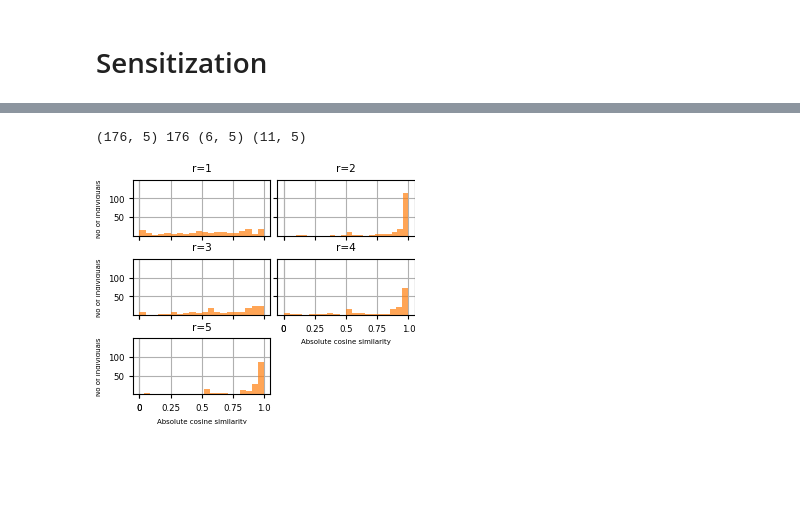
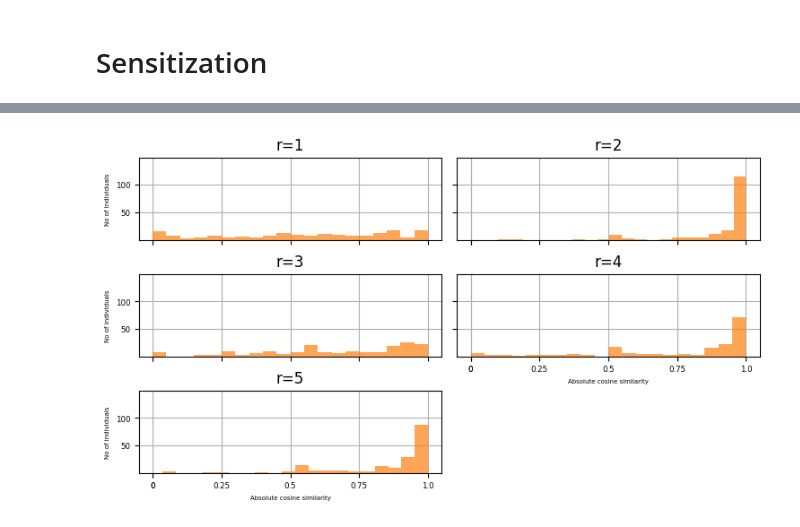
Before and after one commit to cchatzis/Revealing-Subject-specific-Temporal-Patterns-from-Longitudinal-Data, a Jupyter notebook: paper_plots.ipynb, the cells around one changed output, grey strips where cells are left out. Drawn from its saved outputs; the diff is of its cells as text; code cells hidden in the pictures; blank space fills up the shorter version.

```diff
--- a/paper_plots.ipynb
+++ b/paper_plots.ipynb
@@ -643,22 +426,21 @@ plt.show()
 # %%
+# This can be used to reproduce the following figures of the paper:
+# Fig. S.10:
+
 tol = 1e-4
 no_of_components = 5
-l_B = 0.0
-comp2match = 0
 
 fmss_per_comp = {0: [],1: [],2: [], 3: [], 4:[]}
 
-with open(f'Sensitization/results/uniqueness/factors_cmf_{no_of_components}_components_l_B_{l_B}.pkl', 'rb') as f:
+with open(f'Sensitization/results/uniqueness/factors_cmf_{no_of_components}_components_l_B_0.0.pkl', 'rb') as f:
     results_cmf = pickle.load(f)
 
 (A1,B1,D1) = results_cmf[0][0]
 
-with open(f'Sensitization/results/uniqueness/factors_parafac2_{no_of_components}_components_l_B_{l_B}.pkl', 'rb') as f:
+with open(f'Sensitization/results/uniqueness/factors_parafac2_{no_of_components}_components_l_B_0.0.pkl', 'rb') as f:
     results_parafac2 = pickle.load(f)
 
 (A2,B2,D2) = results_parafac2[0][0]
-
-print(A2.shape,len(B2),B2[0].shape,D2.shape)
 
 A1, B1, D1 = get_profiles_factors((D1,B1,A1))
 A2, B2, D2 = get_profiles_factors((D2,B2,A2))
@@ -677,57 +459,45 @@ for k in range(len(B1)): # for each subject
 
 fig, axs = plt.subplots(
     3, 2,
-    figsize=(COL_IN, 0.75*COL_IN),   # EXACT same figure size as before
-    # figsize=(8,4),
-    sharex=True, sharey=False,      # change if you want shared scales
+    figsize=(8,4),
+    sharex=True, sharey=False,
 )
 
 for ax in axs.flatten():
-    ax.set_axisbelow(True)          # grid/ticks behind artists
-    ax.grid(True, zorder=0)         # optional explicit zorder
+    ax.set_axisbelow(True)
+    ax.grid(True, zorder=0)
     ax.set_ylim([0,150])
     ax.set_yticks([50,100],labels=[50,100],fontsize=6.25)
     ax.set_xticks([0,0,0.25,0.5,0.75,1.0],[0,0,0.25,0.5,0.75,1.0],fontsize=6.25)
-
-
-# [0,2,1,3,4]
 
 axs[0,0].hist(fmss_per_comp[0],color='tab:orange',alpha=0.7,bins=20)
 axs[0,0].set_title(f'r={1}')
 axs[0,0].set_ylabel('No of individuals',fontsize=5)
 
 axs[0,1].hist(fmss_per_comp[1],color='tab:orange',alpha=0.7,bins=20)
 axs[0,1].set_title(f'r={2}')
 axs[0,1].set_yticklabels([])
 
 axs[1,0].hist(fmss_per_comp[2],color='tab:orange',alpha=0.7,bins=20)
 axs[1,0].set_title(f'r={3}')
 axs[1,0].set_ylabel('No of individuals',fontsize=5)
 
 axs[1,1].hist(fmss_per_comp[3],color='tab:orange',alpha=0.7,bins=20)
 axs[1,1].set_title(f'r={4}')
 axs[1,1].set_yticklabels([])
 
 axs[2,0].hist(fmss_per_comp[4],color='tab:orange',alpha=0.7,bins=20)
 axs[2,0].set_title(f'r={5}')
 axs[2,0].set_ylabel('No of individuals',fontsize=5)
 axs[2,0].set_xlabel(r'Absolute cosine similarity',fontsize=5)
 
-# axs[2,1].hist(fmss_per_comp[2],color='tab:orange',alpha=0.7,bins=30)
-# axs[2,1].set_title(f'r={6}')
-# axs[2,1].set_yticklabels([])
-# axs[2,1].set_xlabel(r'$FMS_{C*B}$',fontsize=5)
-
-# axs[0,0].set_ylabel('Number of\n individuals',fontsize=5,ha='center')
-
 axs[2,1].axis('off')
 axs[1,1].set_xlabel(r'Absolute cosine similarity',fontsize=5)
 axs[1,1].tick_params(axis='x', labelbottom=True, labelsize=6.25)  # <-- key
 
-# fig.tight_layout(pad=0.02)  # OK: does NOT change figure size
 fig.subplots_adjust(wspace=0.05, hspace=0.415,top=0.99,right=0.98,left=0.115)
-# fig.savefig("[SENS]profile_comparison.pdf", pad_inches=0.03,bbox_inches="tight",dpi=600)      # no bbox_inches="tight" if you want exact size
+
+plt.show()
 # %% [output]
-(176, 5) 176 (6, 5) (11, 5)
-[figure, old version]
+[figure, new version]
 # %%
```
Also changed, not shown: parts of 11 cells of this notebook.
